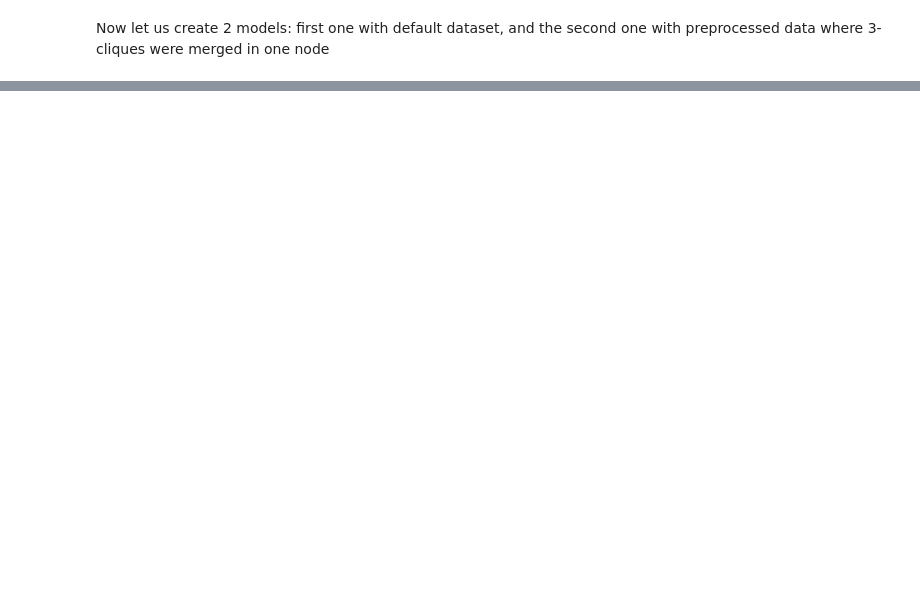
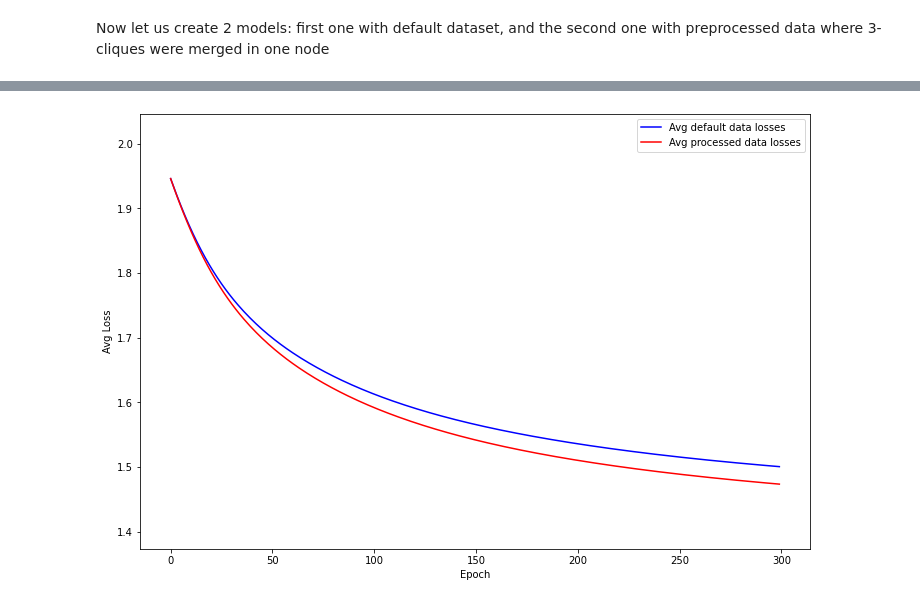
Before and after one commit to NChechulin/GNN-project, a Jupyter notebook: experiments/3clique/3clique_merge.ipynb, the cells around one changed output, grey strips where cells are left out. Saved outputs shown, nothing was run; the diff lists cells and outputs as text; code cells hidden in the pictures; blank space fills up the shorter version.

Commit message:
add bulk learning test

```diff
--- a/experiments/3clique/3clique_merge.ipynb
+++ b/experiments/3clique/3clique_merge.ipynb
@@ -501,0 +557,22 @@ data
+# %%
+from tqdm.notebook import tqdm
+
+for _ in tqdm(range(N)):
+    default = GCNConv(in_channels=1433, out_channels=7)
+    cliques_merged = GCNConv(in_channels=1433, out_channels=7)
+
+    default_losses, default_acc = train_and_test(default, data, epochs_num=M, print_every=0)
+    merged_losses, merged_acc = train_and_test(cliques_merged, processed_data, epochs_num=M, print_every=0)
+
+    default_accuracies.append(default_acc)
+    merged_accuracies.append(merged_acc)
+
+    if default_avg_losses is not None:
+        default_avg_losses += default_losses
+    else:
+        default_avg_losses = default_losses
+
+    if merged_avg_losses is not None:
+        merged_avg_losses += merged_losses
+    else:
+        merged_avg_losses = merged_losses
@@ -501,0 +597,25 @@ data
+# %%
+default_avg_losses /= N
+merged_avg_losses /= N
+# %%
+import matplotlib.pyplot as plt
+
+assert len(default_avg_losses) == len(merged_avg_losses), "Loss vectors lengths differ!"
+
+fig, ax = plt.subplots(figsize=(12, 8))
+ax.plot(default_avg_losses, color="blue", label="Avg default data losses")
+ax.plot(merged_avg_losses, color="red", label="Avg processed data losses")
+
+plt.xlabel("Epoch")
+plt.ylabel("Avg Loss")
+
+least_y = min(min(default_avg_losses), min(merged_avg_losses))
+greatest_y = max(max(default_avg_losses), max(merged_avg_losses))
+
+plt.ylim(
+    (least_y - 0.1, greatest_y + 0.1)
+)  # we add/subtract 0.1 in order to make the plot look nicer
+plt.legend()
+plt.show()
+# %% [output]
+[figure, added]
```
Also changed, not shown: parts of 19 cells of this notebook.
